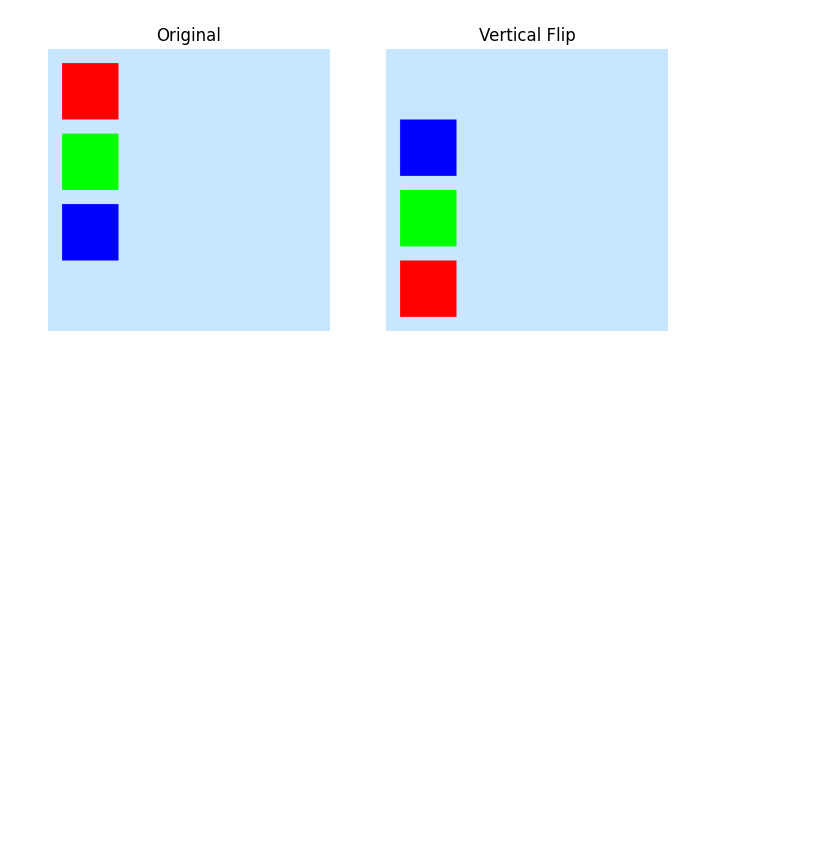
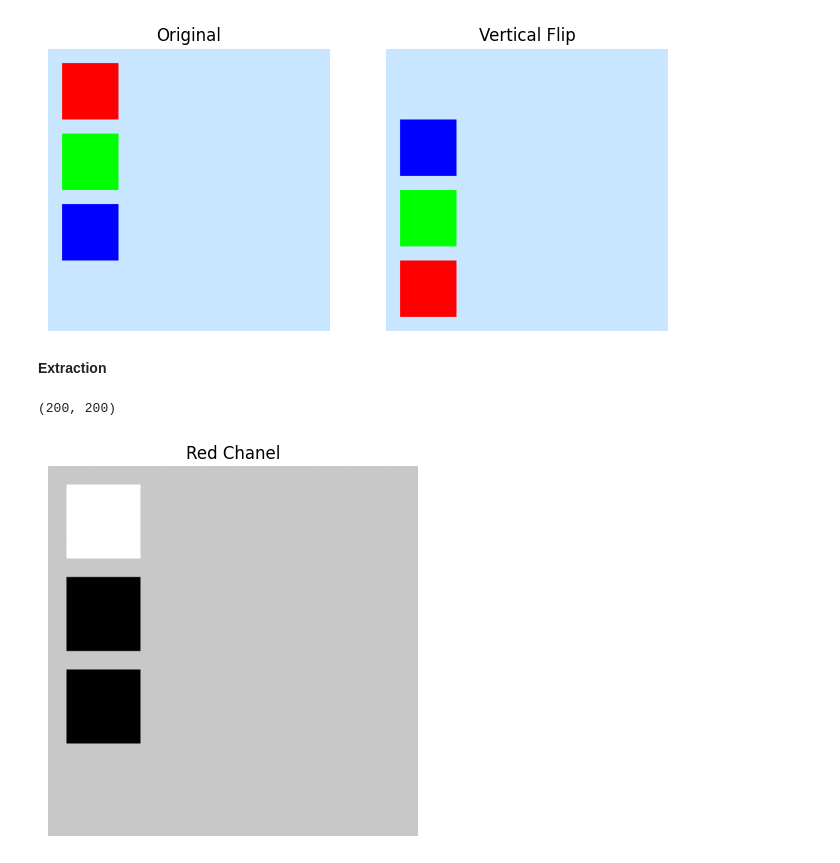
Before and after one commit to manav15dhupar-ux/Image_Pixel_Manipulator, a Jupyter notebook: Image_Pixel_Manipulator_(Synthetic_Images).ipynb, the cells around one changed output. Cells and saved outputs as stored; diff of their text form; code cells hidden in the pictures; blank space fills up the shorter version.

```diff
--- a/Image_Pixel_Manipulator_(Synthetic_Images).ipynb
+++ b/Image_Pixel_Manipulator_(Synthetic_Images).ipynb
@@ -116,3 +116,17 @@ plt.axis("off")
 plt.show()
 # %% [output]
 [figure]
+# %% [markdown]
+**Extraction**
+# %%
+red_chanel = img[:,:, 0]
+
+print(red_chanel.shape)
+
+plt.imshow(red_chanel, cmap="gray")
+plt.title("Red Chanel")
+plt.axis("off")
+plt.show()
+# %% [output]
+(200, 200)
+[figure, added]
```
Also changed, not shown: parts of 2 cells of this notebook.
